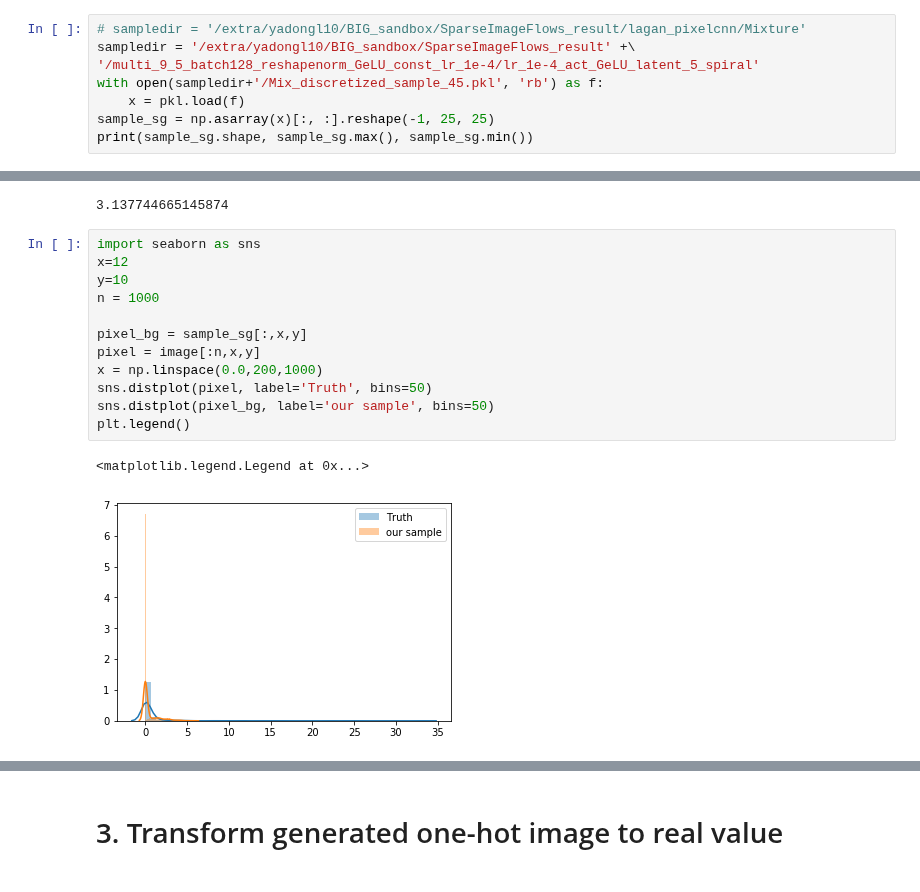
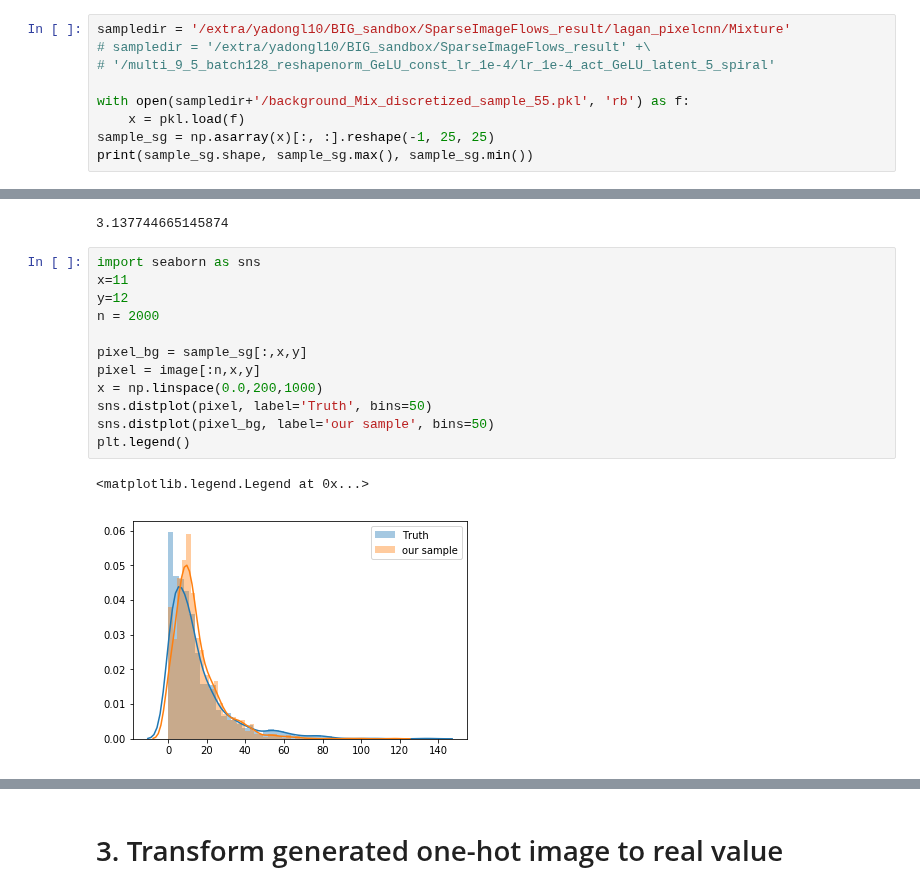
Before and after one commit to adamlu123/SparseImageFlows, a Jupyter notebook: Notebooks/quantize_image.ipynb, the cells around one changed output, grey strips where cells are left out. Cells and saved outputs as stored; diff of their text form.

```diff
--- a/Notebooks/quantize_image.ipynb
+++ b/Notebooks/quantize_image.ipynb
@@ -142,10 +142,11 @@ plt.hist(pt)
  <a list of 10 Patch objects>)
 [figure]
 # %%
-# sampledir = '/extra/yadongl10/BIG_sandbox/SparseImageFlows_result/lagan_pixelcnn/Mixture'
-sampledir = '/extra/yadongl10/BIG_sandbox/SparseImageFlows_result' +\
-'/multi_9_5_batch128_reshapenorm_GeLU_const_lr_1e-4/lr_1e-4_act_GeLU_latent_5_spiral'
-with open(sampledir+'/Mix_discretized_sample_45.pkl', 'rb') as f:
+sampledir = '/extra/yadongl10/BIG_sandbox/SparseImageFlows_result/lagan_pixelcnn/Mixture'
+# sampledir = '/extra/yadongl10/BIG_sandbox/SparseImageFlows_result' +\
+# '/multi_9_5_batch128_reshapenorm_GeLU_const_lr_1e-4/lr_1e-4_act_GeLU_latent_5_spiral'
+
+with open(sampledir+'/background_Mix_discretized_sample_55.pkl', 'rb') as f:
     x = pkl.load(f)
 sample_sg = np.asarray(x)[:, :].reshape(-1, 25, 25)
 print(sample_sg.shape, sample_sg.max(), sample_sg.min())
@@ -170,19 +171,19 @@ pixel_bg.max()
 3.137744665145874
 # %%
 import seaborn as sns
-x=12
-y=10
-n = 1000
+x=11
+y=12
+n = 2000
 
 pixel_bg = sample_sg[:,x,y]
 pixel = image[:n,x,y]
 x = np.linspace(0.0,200,1000)
 sns.distplot(pixel, label='Truth', bins=50)
 sns.distplot(pixel_bg, label='our sample', bins=50)
 plt.legend()
 # %% [output]
 <matplotlib.legend.Legend at 0x...>
-[figure, old version]
+[figure, new version]
 # %%
 fig, ax = plt.subplots(figsize=(7, 6))
 
```
Also changed, not shown: parts of 12 cells of this notebook, 3 other files.
